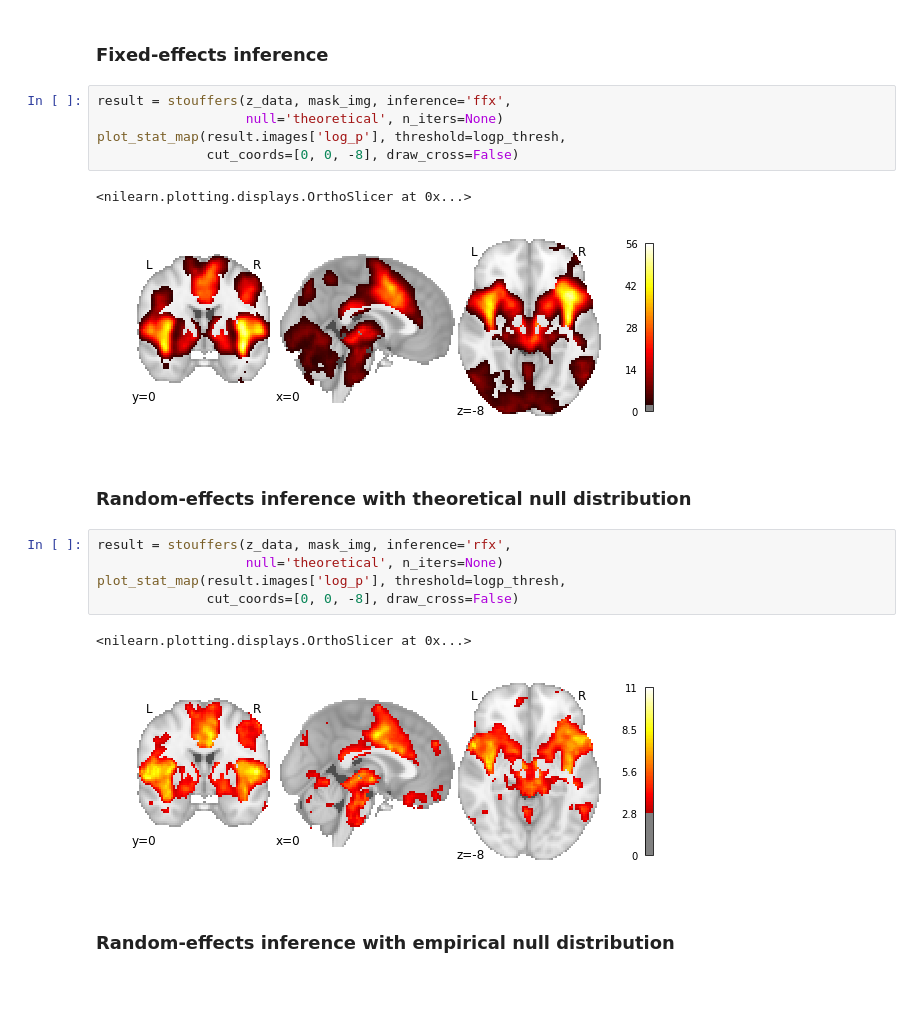
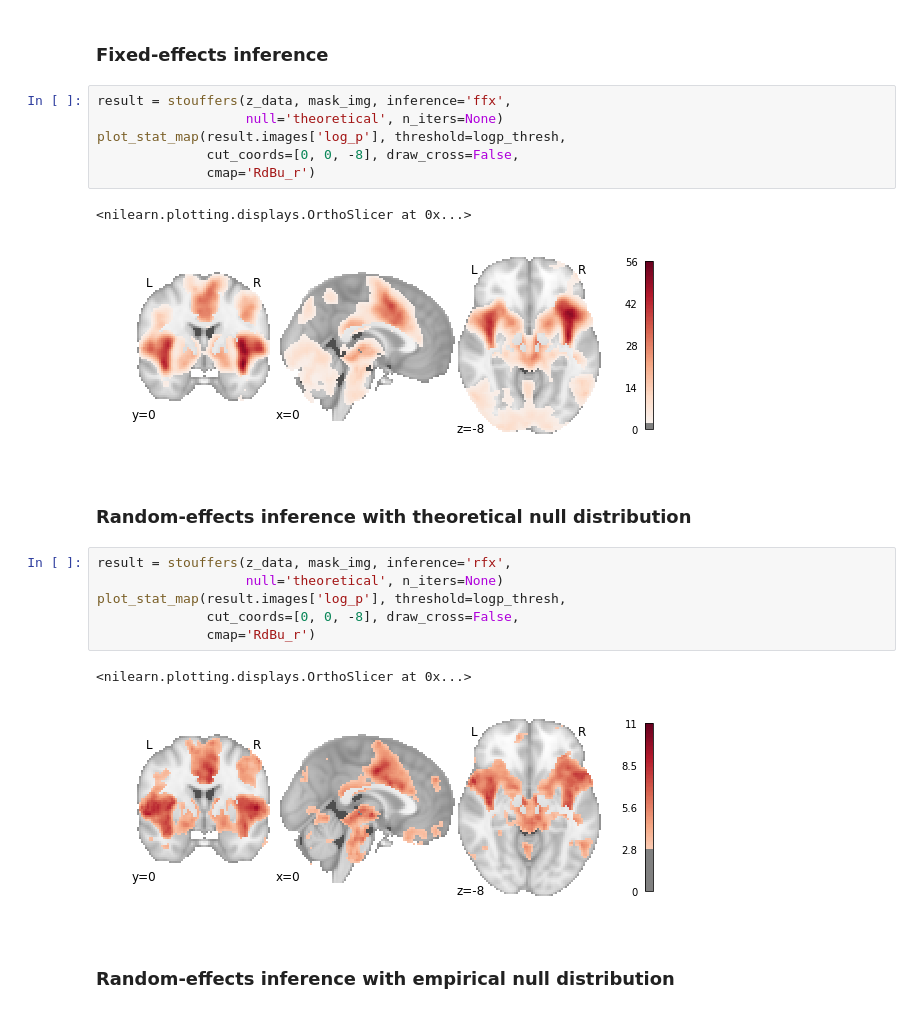
Before and after one commit to neurostuff/NiMARE, a Jupyter notebook: examples/nidm_pain_meta-analyses.ipynb, the cells around one changed output. Drawn from its saved outputs; the diff is of its cells as text.

```diff
--- a/examples/nidm_pain_meta-analyses.ipynb
+++ b/examples/nidm_pain_meta-analyses.ipynb
@@ -94,21 +95,23 @@ plot_stat_map(result.images['log_p'], threshold=logp_thresh,
 # %%
 result = stouffers(z_data, mask_img, inference='ffx',
                    null='theoretical', n_iters=None)
 plot_stat_map(result.images['log_p'], threshold=logp_thresh,
-              cut_coords=[0, 0, -8], draw_cross=False)
+              cut_coords=[0, 0, -8], draw_cross=False,
+              cmap='RdBu_r')
 # %% [output]
 <nilearn.plotting.displays.OrthoSlicer at 0x...>
-[figure, old version]
+[figure, new version]
 # %% [markdown]
 ### Random-effects inference with theoretical null distribution
 # %%
 result = stouffers(z_data, mask_img, inference='rfx',
                    null='theoretical', n_iters=None)
 plot_stat_map(result.images['log_p'], threshold=logp_thresh,
-              cut_coords=[0, 0, -8], draw_cross=False)
+              cut_coords=[0, 0, -8], draw_cross=False,
+              cmap='RdBu_r')
 # %% [output]
 <nilearn.plotting.displays.OrthoSlicer at 0x...>
-[figure, old version]
+[figure, new version]
 # %% [markdown]
 ### Random-effects inference with empirical null distribution
 # %%
```
Also changed, not shown: parts of 16 cells of this notebook, 8 other files.
